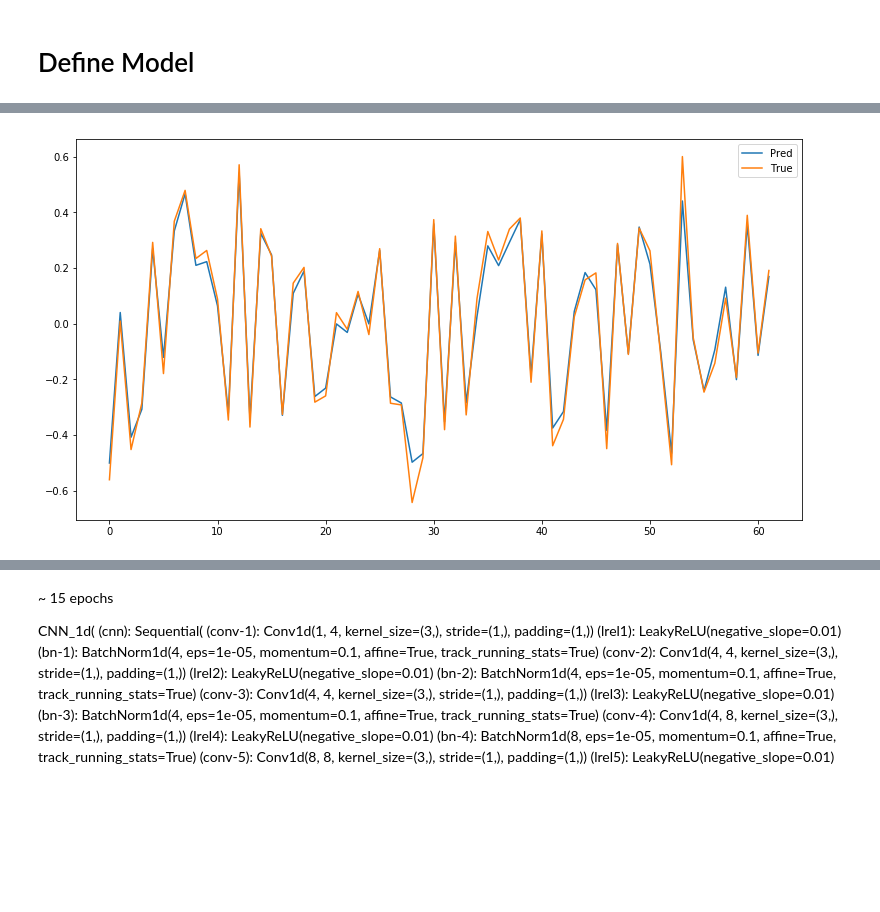
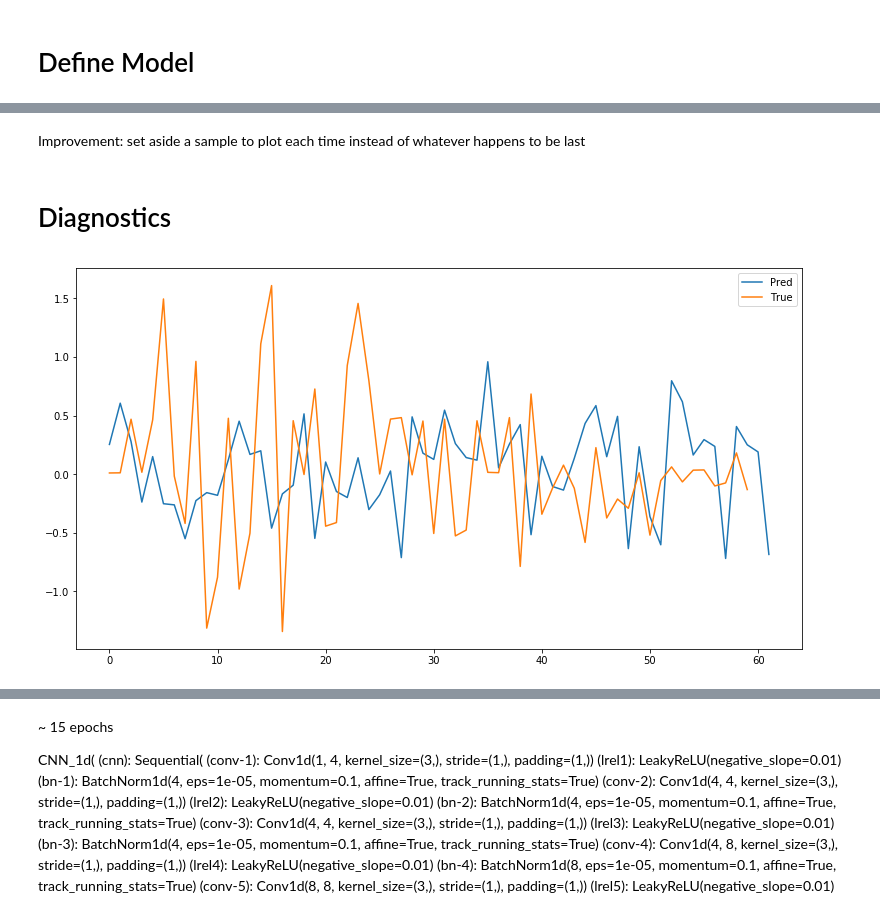
Before and after one commit to rlagrois/AdvFinML, a Jupyter notebook: Fin-Project_MultioutReg/winton-pytorch_cur.ipynb, the cells around one changed output, grey strips where cells are left out. Saved outputs shown, nothing was run; the diff lists cells and outputs as text; code cells hidden in the pictures; blank space fills up the shorter version.

Commit message:
Add files via upload
created training class

```diff
--- a/Fin-Project_MultioutReg/winton-pytorch_cur.ipynb
+++ b/Fin-Project_MultioutReg/winton-pytorch_cur.ipynb
@@ -275,13 +385,13 @@ mode = ['Feature_9', 'Feature_13', 'Feature_16', 'Feature_20']
 cats = ['Feature_5', 'Feature_13', 'Feature_16', 'Feature_20']
 scale = ['Feature_2', 'Feature_3', 'Feature_4', 'Feature_6', 'Feature_8', 'Feature_11', 'Feature_12', 'Feature_14', 'Feature_17', 'Feature_18',
          'Feature_19', 'Feature_21', 'Feature_22', 'Feature_23', 'Feature_24', 'Feature_25', 'Feature_7', 'Feature_9', 'Feature_15']
-batch = 10
+batch = 1
 
 # Dev Data
 #df = pd.read_csv(path)
-data = build_data(df, exclude, wt=True,split_size=.3, batch=batch)
+data = build_data(df, exclude, wt=False, split_size=.333, rand=1991, batch=batch, pin=False)
 
-train_loader, test_loader = data.fit(mode, scale, cats)
+train_loader, test_loader = data.fit(mode, scale, cats, cuda=True)
 train_wt, test_wt = data.get_weights()
 
 # Submission Data
@@ -291,0 +414,10 @@ As seen previously none of the architectures jumped out as being especially good
+# %%
+plt.figure(figsize=(12,8))
+for i, (x,y) in enumerate(train_loader):
+    x_plt = y.cpu().data.numpy()
+    x_plt = x_plt.reshape(1,-1)
+    plt.plot(x_plt[0], label=str(i))
+    if i == 4:
+        break
+plt.title('First Five y Values', size=15)
+plt.show()
@@ -373,20 +502,19 @@ Trying Tanh - this causes the custom loss to not work due to inplace operation
 # %%
-kernels = [3,3,3,3]
-filters = [4,6,8,10]
-hidden = [300,100]
+kernels = [3,3]
+filters = [4,4]
+hidden = [75,40]
 
 cnn1 = CNN_1d(kernels, filters, hidden)
 cnn1 = cnn1.cuda()
 
-loss_w = wmae_loss()
-#loss_fnA = mod_mse().cuda()
+loss_w = wmae_loss().cuda()
+loss_fnA = mod_mse(l1=0.3).cuda()
 loss_fnB = nn.MSELoss().cuda()
-opt_alg = torch.optim.RMSprop(cnn1.parameters(), lr=.001)
+opt_alg = torch.optim.RMSprop(cnn1.parameters(), lr=.01)
 opt = torch.optim.lr_scheduler.MultiStepLR(opt_alg, milestones=[2,5,7])
 
-train_wt, test_wt = train_wt.view(-1,1,2), test_wt.view(-1,1,2)
-
-train_wt, test_wt = train_wt.cuda(), test_wt.cuda()
+#train_wt, test_wt = train_wt.view(-1,1,2), test_wt.view(-1,1,2)
+#train_wt, test_wt = train_wt.cuda(), test_wt.cuda()
 
 print(cnn1)
 # %% [output]
@@ -518,0 +542,4 @@ Epoch 5/5, Training Loss: 2.82307, Testing Loss: 1.72064, Test MAE (plotted)
+# %%
+mod = train_model(cnn1, loss_fnA, opt_alg, opt)
+
+mod.fit(train_loader, test_loader, num_epochs=5)
@@ -518,0 +638,4 @@ Epoch 5/5, Training Loss: 2.82307, Testing Loss: 1.72064, Test MAE (plotted)
+# %% [markdown]
+Improvement: set aside a sample to plot each time instead of whatever happens to be last
+# %% [markdown]
+# Diagnostics
@@ -519,10 +646,11 @@ Epoch 5/5, Training Loss: 2.82307, Testing Loss: 1.72064, Test MAE (plotted)
 # %%
-ind = 2
+ind = 20
+
 plt.figure(figsize=(13,7))
-plt.plot(tst_plt[ind], label="Pred")
-plt.plot(tr_plt[ind], label='True')
+plt.plot(test[ind][0], label='Pred')
+plt.plot(test2[ind][0], label='True')
 plt.legend()
 plt.show()
 # %% [output]
-[figure, old version]
+[figure, new version]
 # %%
```
Also changed, not shown: parts of 44 cells of this notebook.
